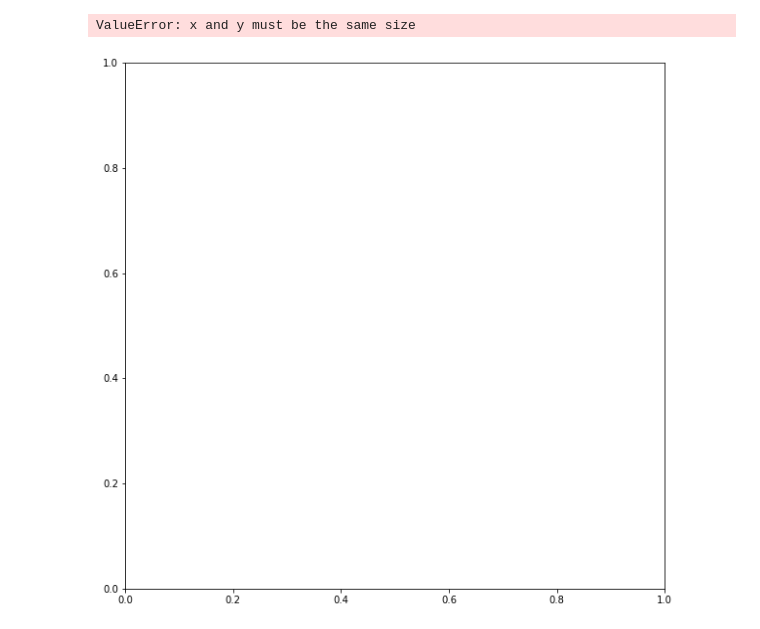
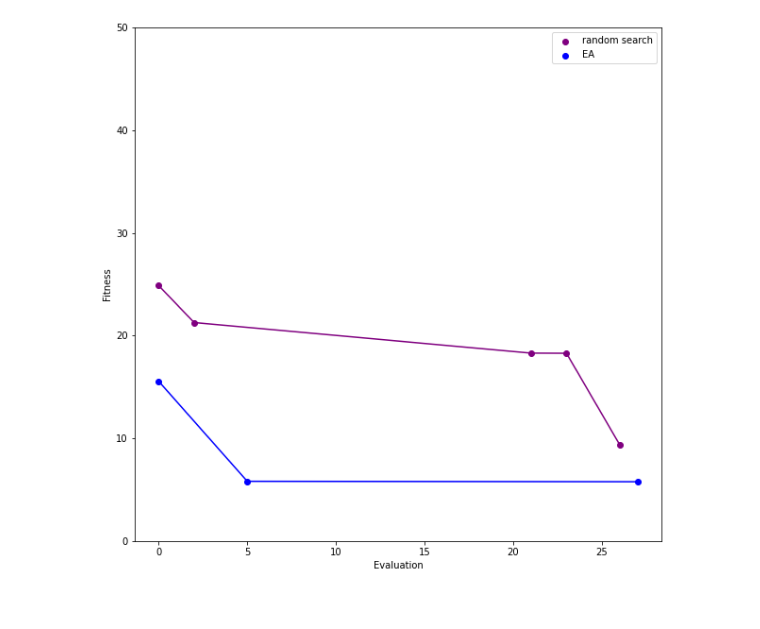
Before and after one commit to dddxing/ea_symbolicRegression, a Jupyter notebook: hw2.ipynb, the cells around one changed output. Drawn from its saved outputs; the diff is of its cells as text; code cells hidden in the pictures.

```diff
--- a/hw2.ipynb
+++ b/hw2.ipynb
@@ -169,7 +178,9 @@ def evaluate_binary_heap(binary_heap, x):
 
                 bh[i] = np.cos(bh[2*i])
         except:
-            return random.random()
+#             return random.random()
+#             return 0
+            pass
 #             print(f"Math invalid")
 #             print(binary_heap)
 
@@ -320,10 +361,12 @@ def crossover(parent1, parent2):
 
     for i in range(1, len(p1)):
         if p1[i] == 'nah':
-            p1[i] = round(random.random() * 10 + 0.1, 4) # not the best
+            p1[i] = 'x'
+#             p1[i] = round(random.random() * 10 + 0.1, 4) # not the best
     for i in range(1, len(p2)):
         if p2[i] == 'nah':
-            p2[i] = round(random.random() * 10 + 0.1, 4) # not the best
+            p2[i] = 'x'
+#             p2[i] = round(random.random() * 10 + 0.1, 4) # not the best
 
     child1 = p1
     child2 = p2
@@ -508,7 +554,7 @@ def evol_algo(num_eval, x_s, y_s, depth, init_pop):
             temp_pool = {}
 
             keys = sorted(pool.keys(), reverse=False)
-            half_keys = keys[0:(len(keys)//2)] # selection 50%
+            half_keys = keys[0:7*(len(keys)//10)] # selection X%
             num_keys = len(half_keys)
             print(f"# of keys = {num_keys}")
 
@@ -522,6 +568,7 @@ def evol_algo(num_eval, x_s, y_s, depth, init_pop):
                 evaluations.append(num_eval - counter)
                 final_equation = temp_pool[lowest_error]
                 y_calculated = calculate_y(x_s, final_equation)
+                errors.append(lowest_error)
 
             pool = temp_pool
             counter -= 1
@@ -532,6 +579,6 @@ def evol_algo(num_eval, x_s, y_s, depth, init_pop):
         pass
     return [evaluations, errors, final_equation, y_calculated]
 # %%
-res_ea = evol_algo(num_eval=50, x_s=x_s, y_s=y_s, depth=8, init_pop=100)
+res_ea = evol_algo(num_eval=num_evaluation, x_s=x_s, y_s=y_s, depth=depth, init_pop=10)
 res_ea
 # %% [output]
@@ -588,26 +626,25 @@ print(len(res_ea[3]))
 # %%
 plt.figure(figsize=(10,10))
-# plt.scatter(res_rs[0], res_rs[1], color='purple', label='random search')
-# plt.plot(res_rs[0], res_rs[1], color='purple')
+plt.scatter(res_rs[0], res_rs[1], color='purple', label='random search')
+plt.plot(res_rs[0], res_rs[1], color='purple')
 
 # plt.scatter(res_rmhc[0], res_rmhc[1], color='orange', label='random mutation hill climber')
 # plt.plot(res_rmhc[0], res_rmhc[1], color='orange')
 
 # plt.scatter(res_rrhc[0], res_rrhc[1], color='blue', label='random restart hill climber')
 # plt.plot(res_rrhc[0], res_rrhc[1], color='blue')
 
-plt.scatter(res_ea[0], res_ea[1], color='blue', label='random restart hill climber')
+plt.scatter(res_ea[0], res_ea[1], color='blue', label='EA')
 plt.plot(res_ea[0], res_ea[1], color='blue')
 
 plt.legend()
 
 plt.ylim(0, 50)
 
 plt.ylabel("Fitness")
 plt.xlabel("Evaluation");
 # %% [output]
-ValueError: x and y must be the same size
-[figure, old version]
+[figure, new version]
 # %%
 res_rrhc[2]
 # %%
```
Also changed, not shown: parts of 12 cells of this notebook.
